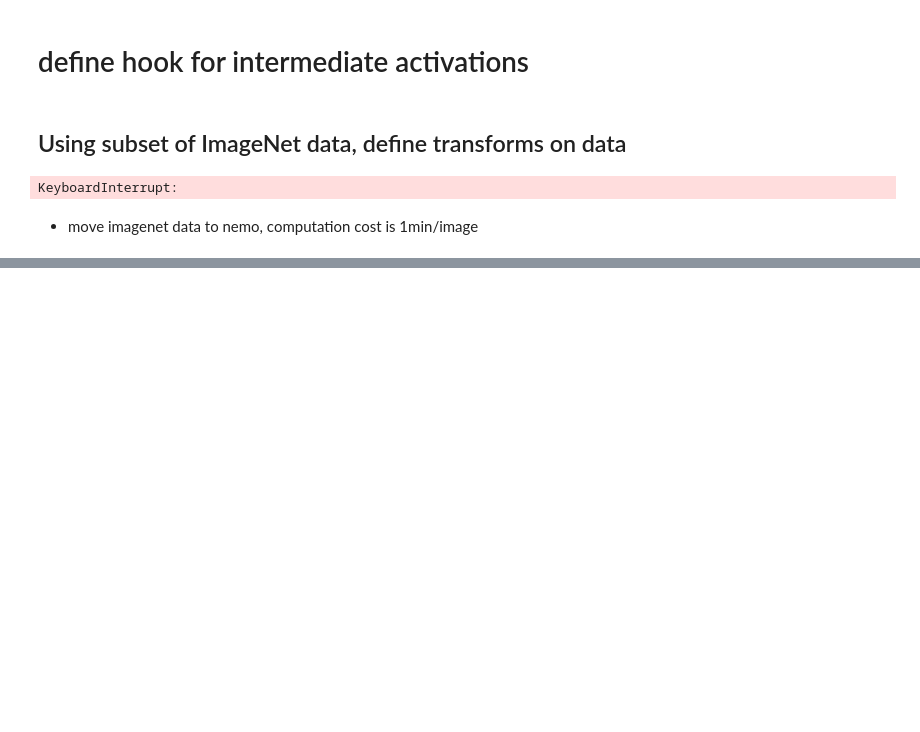
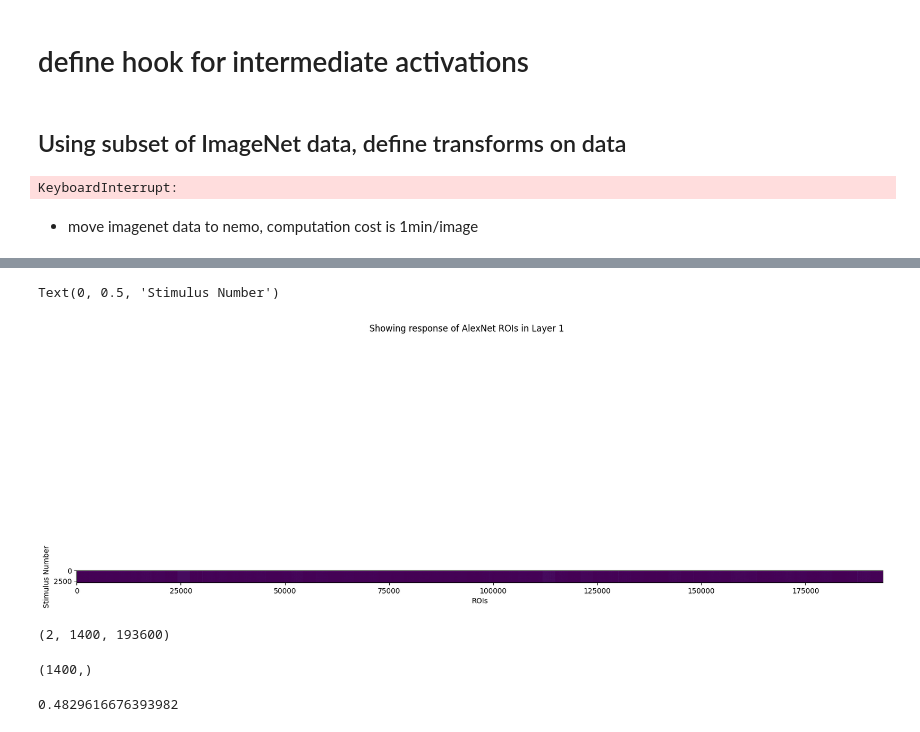
Before and after one commit to duutabib/local-gaucamole, a Jupyter notebook: notebooks/robustSigs/AlexNet_checking_alpha.ipynb, the cells around one changed output, grey strips where cells are left out. Drawn from its saved outputs; the diff is of its cells as text; code cells hidden in the pictures; blank space fills up the shorter version.

```diff
--- a/notebooks/robustSigs/AlexNet_checking_alpha.ipynb
+++ b/notebooks/robustSigs/AlexNet_checking_alpha.ipynb
@@ -93,0 +116,10 @@ KeyboardInterrupt:
+# %%
+fig0 = plt.figure(figsize=(20, 10))
+fig0.suptitle('Showing response of AlexNet ROIs in Layer 1')
+ax = fig0.add_subplot()
+plt.imshow(arr00_image2K)
+ax.set_xlabel('ROIs')
+jax.set_ylabel('Stimulus Number')
+# %% [output]
+Text(0, 0.5, 'Stimulus Number')
+[figure, added]
@@ -93,0 +128,4 @@ KeyboardInterrupt:
+# %%
+response.shape
+# %% [output]
+(2, 1400, 193600)
@@ -93,0 +165,4 @@ KeyboardInterrupt:
+# %%
+ss0_.shape
+# %% [output]
+(1400,)
@@ -93,0 +171,4 @@ KeyboardInterrupt:
+# %%
+alpha0
+# %% [output]
+0.4829616676393982
```
Also changed, not shown: parts of 21 cells of this notebook.
